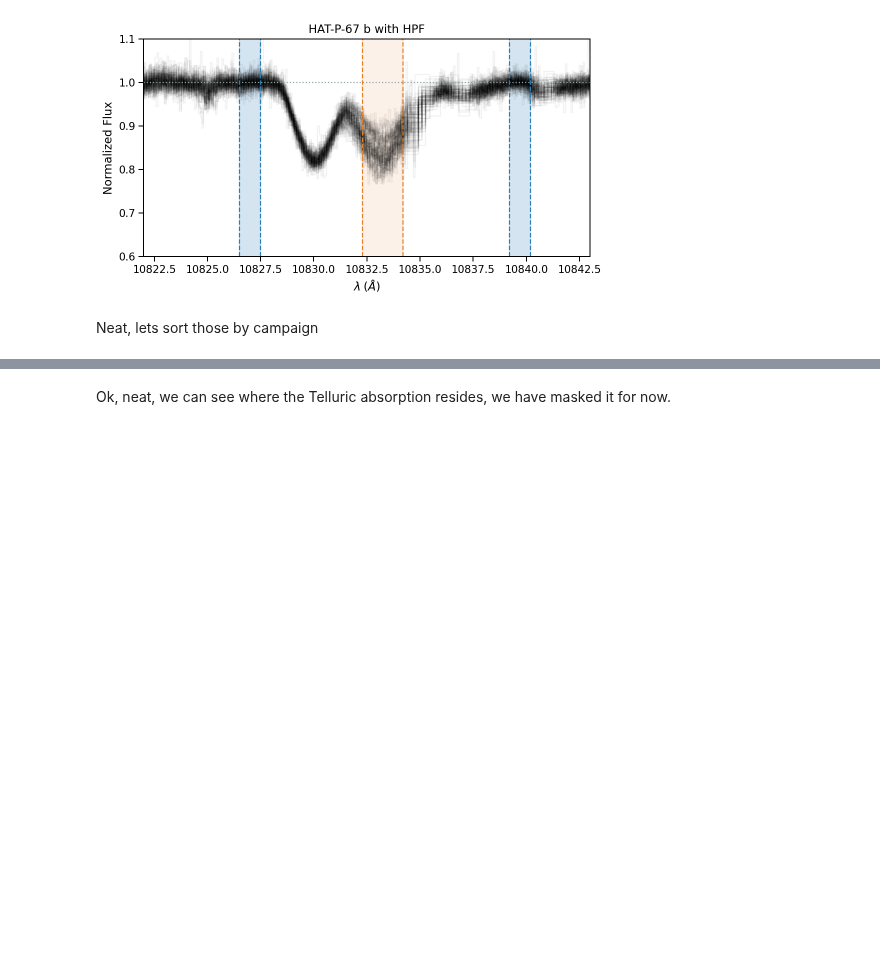
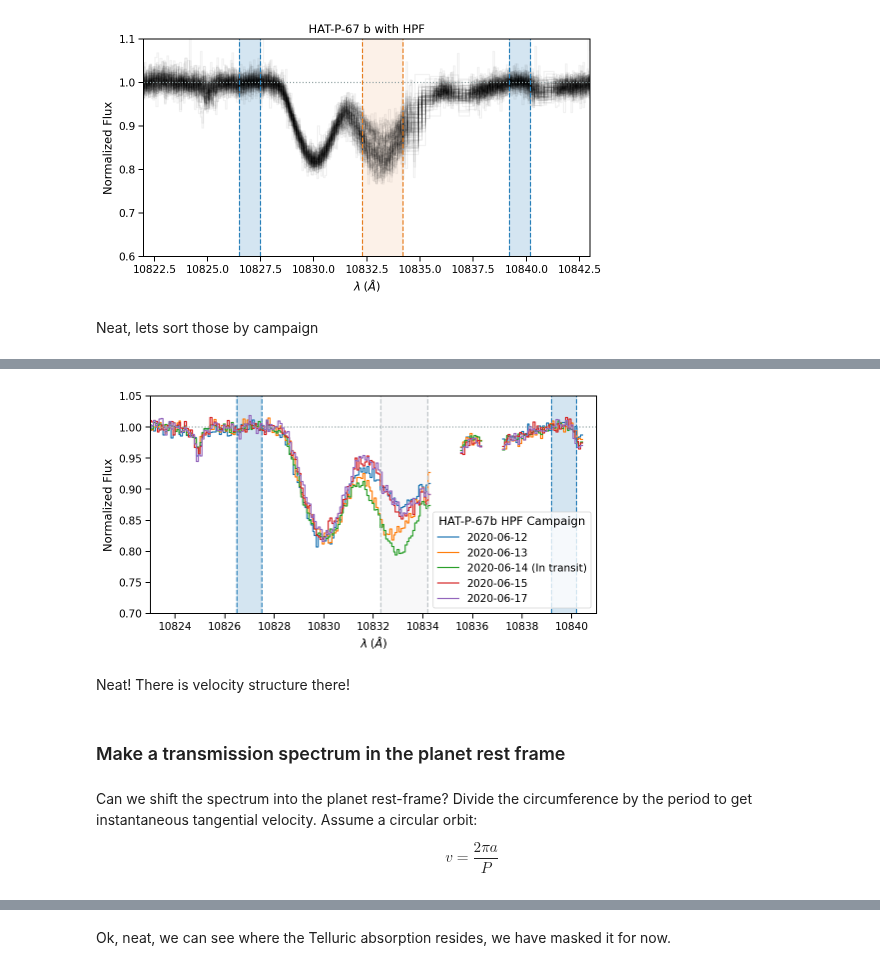
Before and after one commit to BrownDwarf/disperse, a Jupyter notebook: notebooks/05_figures_for_paper/01_Helium_EW_vs_orbital_phase.ipynb, the cells around one changed output, grey strips where cells are left out. Saved outputs shown, nothing was run; the diff lists cells and outputs as text; code cells hidden in the pictures; blank space fills up the shorter version.

```diff
--- a/notebooks/05_figures_for_paper/01_Helium_EW_vs_orbital_phase.ipynb
+++ b/notebooks/05_figures_for_paper/01_Helium_EW_vs_orbital_phase.ipynb
@@ -272,0 +276,54 @@ plt.savefig(fn_out, bbox_inches='tight', dpi=300);
+# %%
+night1_spectra = [spec for i, spec in enumerate(spec_list) if df.iloc[i].night_of == '2020-06-12']
+night2_spectra = [spec for i, spec in enumerate(spec_list) if df.iloc[i].night_of == '2020-06-13']
+night3_spectra = [spec for i, spec in enumerate(spec_list) if df.iloc[i].night_of == '2020-06-14']
+night4_spectra = [spec for i, spec in enumerate(spec_list) if df.iloc[i].night_of == '2020-06-15']
+night5_spectra = [spec for i, spec in enumerate(spec_list) if df.iloc[i].night_of == '2020-06-17']
+# %%
+pixel_midpoints = spec_raw.wavelength.value
+# %%
+night1 = combine_spectra_misaligned(night1_spectra, pixel_midpoints=pixel_midpoints)
+night2 = combine_spectra_misaligned(night2_spectra, pixel_midpoints=pixel_midpoints)
+night3 = combine_spectra_misaligned(night3_spectra, pixel_midpoints=pixel_midpoints)
+night4 = combine_spectra_misaligned(night4_spectra, pixel_midpoints=pixel_midpoints)
+night5 = combine_spectra_misaligned(night5_spectra, pixel_midpoints=pixel_midpoints)
+# %%
+fig, ax = plt.subplots(figsize=(8, 4))
+night1.plot(ax=ax, label='2020-06-12')
+night2.plot(ax=ax, label='2020-06-13')
+night3.plot(ax=ax, label='2020-06-14 (In transit)')
+night4.plot(ax=ax, label='2020-06-15')
+night5.plot(ax=ax, label='2020-06-17')
+
+
+ax.set_xlim(10823, 10841)
+ax.axhline(1.0, linestyle='dotted', color='#95a5a6')
+
+ax.axvline(blue_limits[0].value, linestyle='dashed', color='#2980b9')
+ax.axvline(blue_limits[1].value, linestyle='dashed', color='#2980b9')
+ax.fill_between([x.value for x in blue_limits], [2, 2], alpha=0.2, color='#2980b9')
+
+ax.axvline(feature_indices[0], linestyle='dashed', color='#bdc3c7')
+ax.axvline(feature_indices[1], linestyle='dashed', color='#bdc3c7')
+ax.fill_between(feature_indices, [2, 2], alpha=0.1, color='#bdc3c7', zorder=0)
+
+ax.axvline(red_limits[0].value, linestyle='dashed', color='#2980b9')
+ax.axvline(red_limits[1].value, linestyle='dashed', color='#2980b9')
+ax.fill_between([x.value for x in red_limits], [2, 2], alpha=0.2, color='#2980b9')
+
+ax.set_xlabel('$\lambda\;(\AA)$')
+ax.set_ylabel('Normalized Flux')
+ax.legend(title='HAT-P-67b HPF Campaign')
+
+ax.set_ylim(0.7, 1.05)
+plt.savefig('../../figures/HAT-P-67_June2020_clean.png', bbox_inches='tight', dpi=300)
+# %% [output]
+[figure, added]
+# %% [markdown]
+Neat!  There is velocity structure there!
+# %% [markdown]
+### Make a transmission spectrum in the planet rest frame
+# %% [markdown]
+Can we shift the spectrum into the planet rest-frame?  Divide the circumference by the period to get instantaneous tangential velocity.  Assume a circular orbit:
+
+$$ v = \frac{2 \pi a}{P}$$
```
Also changed, not shown: parts of 36 cells of this notebook.
